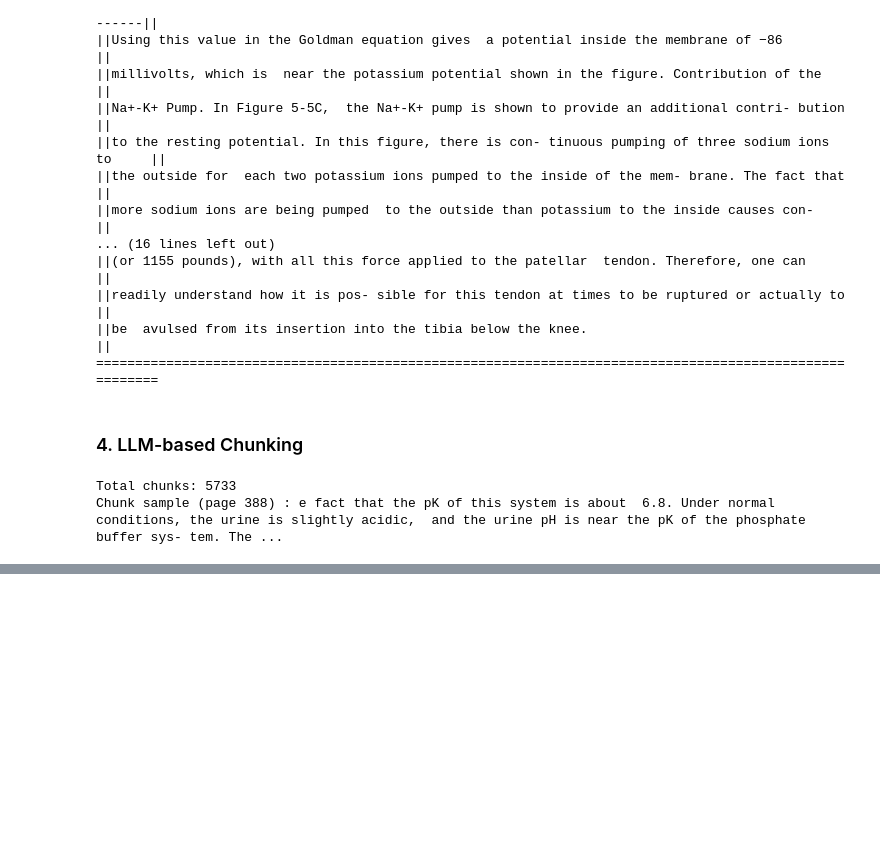
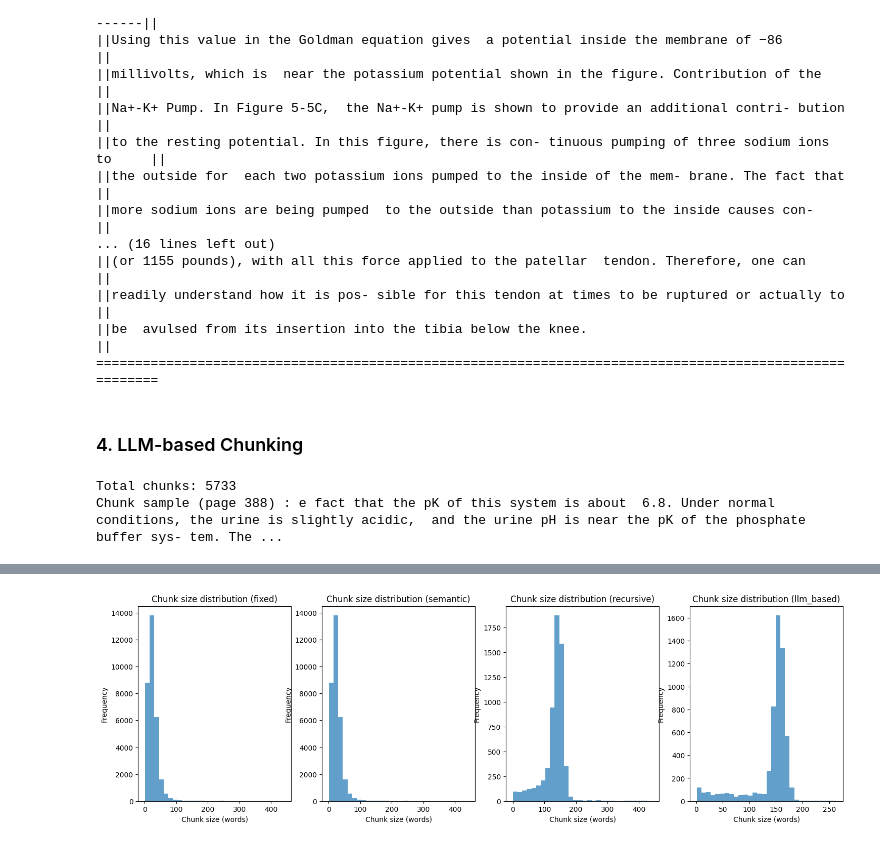
Before and after one commit to DhiaElhak-Ezzeddini/PhysioMind, a Jupyter notebook: Document_Processing.ipynb, the cells around one changed output, grey strips where cells are left out. Cells and saved outputs as stored; diff of their text form; code cells hidden in the pictures; blank space fills up the shorter version.

Commit message:
Dcoument Processing || Chunking Strategies

```diff
--- a/Document_Processing.ipynb
+++ b/Document_Processing.ipynb
@@ -486,7 +483,7 @@ import requests
 from typing import List, Dict
 
 HF_API_URL = "https://api-inference.huggingface.co/models/mistralai/Mistral-7B-Instruct"
-HF_HEADERS = {"Authorization": " ##### Access Token ####"}  # paste your token here
+HF_HEADERS = {"Authorization": " ## Access Token ##"}  # paste your token here
 
 def llm_based_chunking(text: str, chunk_size: int = 1000) -> List[Dict]:
     """
@@ -633,0 +668,36 @@ Showing 2 scattered random chunks ou of 5733 in total:
+# %%
+import numpy as np
+import matplotlib.pyplot as plt
+import pandas as pd
+
+METRIC = "words"
+def _size_val(c,metric:str):
+    if metric=="chars" :
+        return c.get("chunk_chars_count",len(c.get("chunk_text","")))
+    if metric=="words" :
+        return c.get("chunk_words_count",len(c.get("chunk_text","").split()))
+    if metric=="tokens" :
+        return c.get("chunk_token_count",len(c.get("chunk_text",""))//4)
+    raise ValueError(f"Unknown metric: {metric}")
+def analyse_chunks(chunks:list[dict],method_name:str,metric:str) -> dict :
+    sizes = [_size_val(c,metric) for c in chunks]
+    return {
+        "method":method_name,
+        "num_chunks":len(sizes),
+        "min_size":np.min(sizes),
+        "max_size":np.max(sizes),
+        "mean_size":np.mean(sizes) if sizes else 0,
+        "median_size":np.median(sizes) if sizes else 0,
+        "std_size":np.std(sizes) if sizes else 0,
+        "sizes":sizes
+    }
+
+datasets = [
+        ("fixed",chunked_pages),
+        ("semantic",chunked_pages),
+        ("recursive",recursive_chunks),
+        ("llm_based",llm_chunked_pages)
+    ]
+analyses = [analyse_chunks(chunks,method,METRIC) for method,chunks in datasets]
+df = pd.DataFrame(analyses)
+print(df[["method","num_chunks","min_size","max_size","mean_size","median_size","std_size"]])
@@ -633,0 +716,9 @@ Showing 2 scattered random chunks ou of 5733 in total:
+# %%
+fig,axes = plt.subplots(1,4,figsize=(18,5))
+for ax,analysis in zip(axes,analyses) :
+    ax.hist(analysis["sizes"],bins=30,alpha=0.7)
+    ax.set_title(f"Chunk size distribution ({analysis['method']})")
+    ax.set_xlabel(f"Chunk size ({METRIC})")
+    ax.set_ylabel("Frequency")
+# %% [output]
+[figure, added]
```
Also changed, not shown: parts of 8 cells of this notebook.
